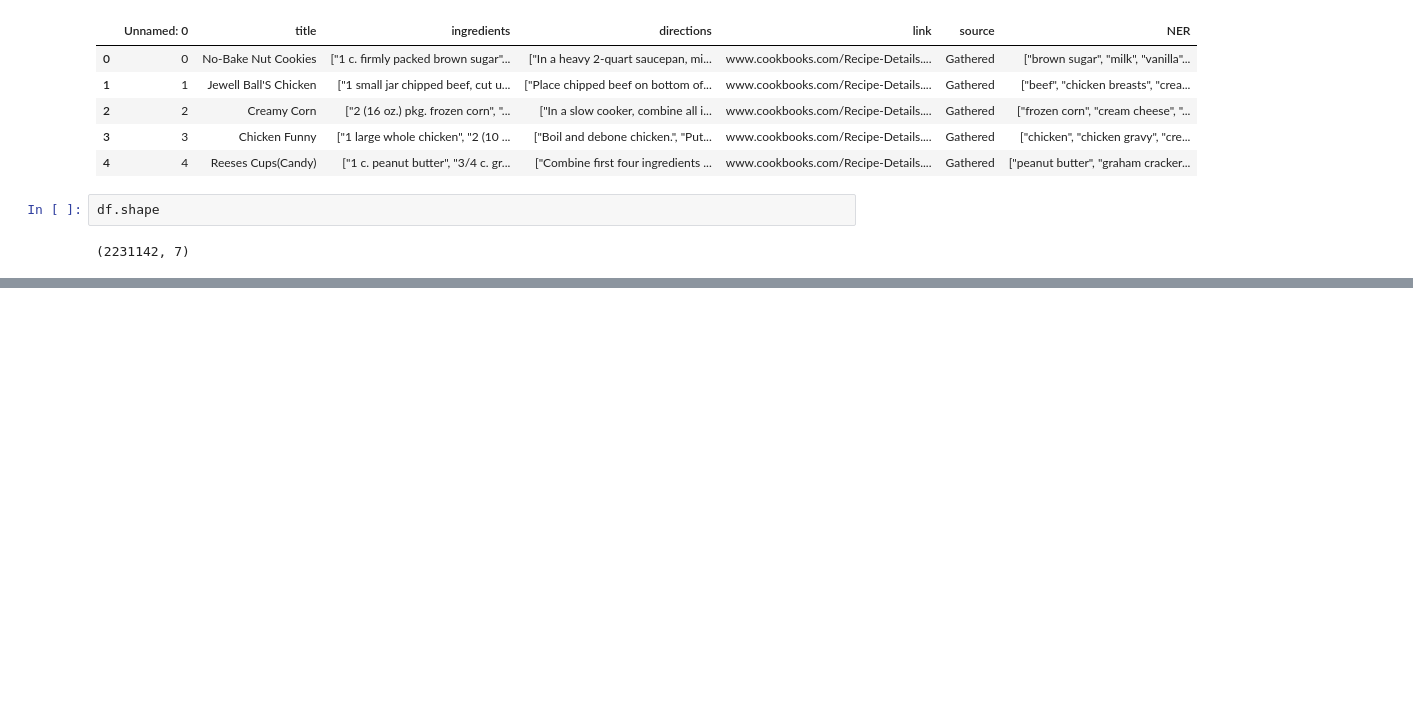
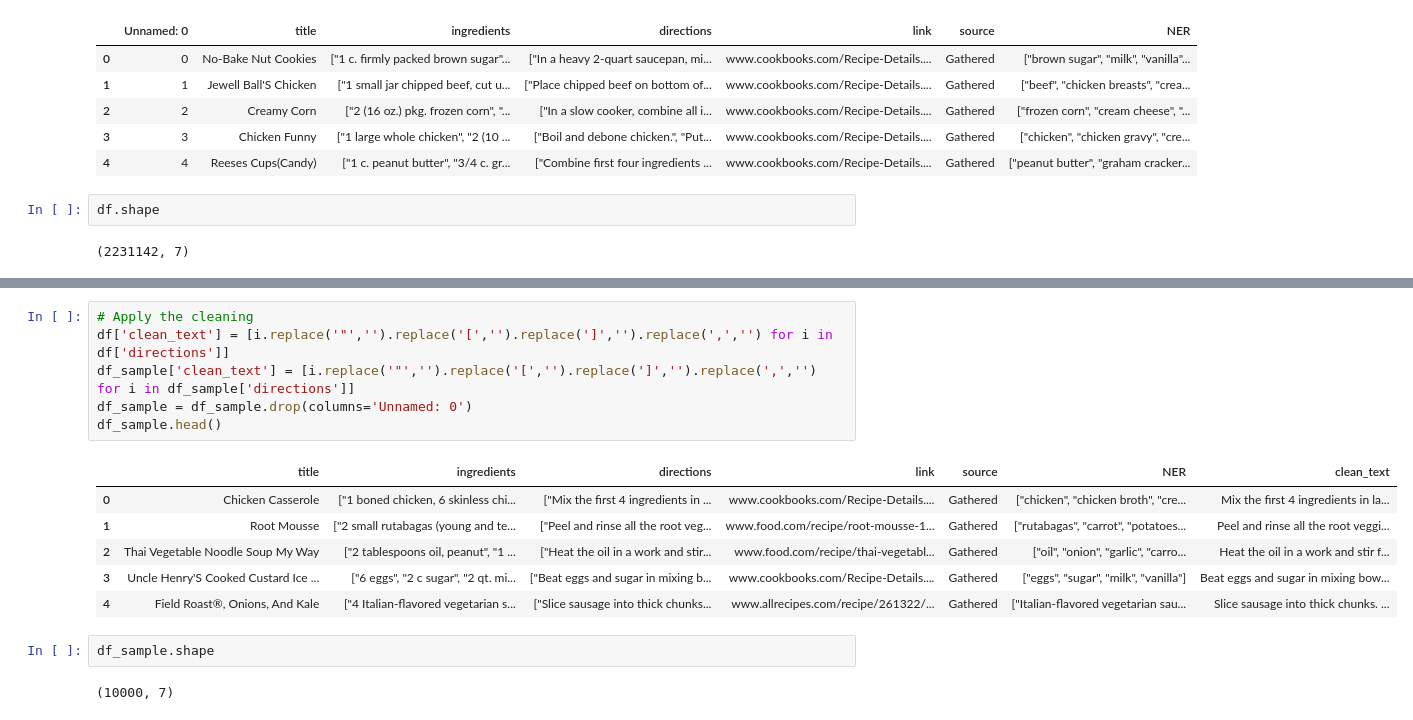
Before and after one commit to mobrien829/capstone-nlp-project, a Jupyter notebook: Joaquin/Dataset.ipynb, the cells around one changed output, grey strips where cells are left out. Saved outputs shown, nothing was run; the diff lists cells and outputs as text; blank space fills up the shorter version.

```diff
--- a/Joaquin/Dataset.ipynb
+++ b/Joaquin/Dataset.ipynb
@@ -17,0 +90,17 @@ df.shape
+# %%
+# Apply the cleaning
+df['clean_text'] = [i.replace('"','').replace('[','').replace(']','').replace(',','') for i in df['directions']]
+df_sample['clean_text'] = [i.replace('"','').replace('[','').replace(']','').replace(',','') for i in df_sample['directions']]
+df_sample = df_sample.drop(columns='Unnamed: 0')
+df_sample.head()
+# %% [output]
+|  | title | ingredients | directions | link | source | NER | clean_text |
+| 0 | Chicken Casserole | ["1 boned chicken, 6 skinless chi... | ["Mix the first 4 ingredients in ... | www.cookbooks.com/Recipe-Details.... | Gathered | ["chicken", "chicken broth", "cre... | Mix the first 4 ingredients in la... |
+| 1 | Root Mousse | ["2 small rutabagas (young and te... | ["Peel and rinse all the root veg... | www.food.com/recipe/root-mousse-1... | Gathered | ["rutabagas", "carrot", "potatoes... | Peel and rinse all the root veggi... |
+| 2 | Thai Vegetable Noodle Soup My Way | ["2 tablespoons oil, peanut", "1 ... | ["Heat the oil in a work and stir... | www.food.com/recipe/thai-vegetabl... | Gathered | ["oil", "onion", "garlic", "carro... | Heat the oil in a work and stir f... |
+| 3 | Uncle Henry'S Cooked Custard Ice ... | ["6 eggs", "2 c sugar", "2 qt. mi... | ["Beat eggs and sugar in mixing b... | www.cookbooks.com/Recipe-Details.... | Gathered | ["eggs", "sugar", "milk", "vanilla"] | Beat eggs and sugar in mixing bow... |
+| 4 | Field Roast®, Onions, And Kale | ["4 Italian-flavored vegetarian s... | ["Slice sausage into thick chunks... | www.allrecipes.com/recipe/261322/... | Gathered | ["Italian-flavored vegetarian sau... | Slice sausage into thick chunks. ... |
+# %%
+df_sample.shape
+# %% [output]
+(10000, 7)
```
Also changed, not shown: parts of 10 cells of this notebook, 2 other files.
